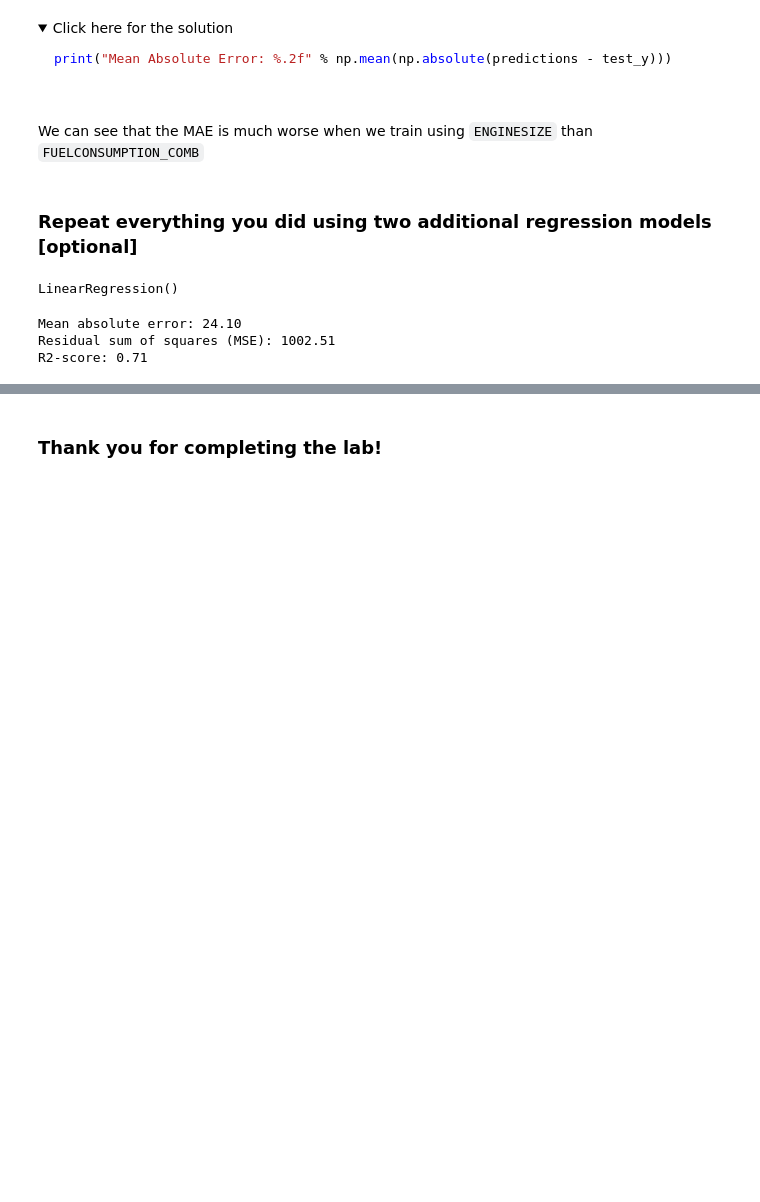
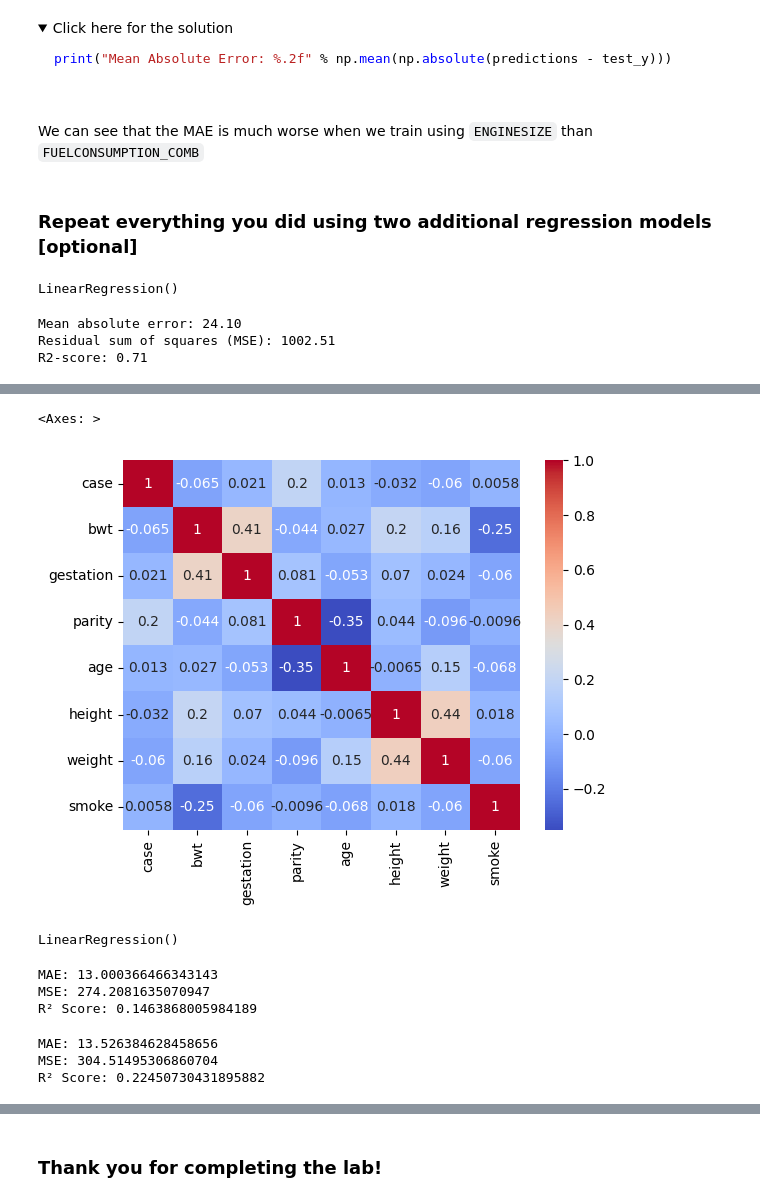
Before and after one commit to jepeto22/lab-simple-linear-regression, a Jupyter notebook: main.ipynb, the cells around one changed output, grey strips where cells are left out. Saved outputs shown, nothing was run; the diff lists cells and outputs as text; code cells hidden in the pictures; folded sections open; blank space fills up the shorter version.

```diff
--- a/main.ipynb
+++ b/main.ipynb
@@ -375,0 +427,6 @@ ValueError: could not convert string to float: 'ILX'
+# %%
+corr = babies.corr(numeric_only=True)
+sns.heatmap(corr, annot=True, cmap='coolwarm')
+# %% [output]
+<Axes: >
+[figure, added]
@@ -375,0 +442,35 @@ ValueError: could not convert string to float: 'ILX'
+# %%
+#Load the model and fit it.
+from sklearn.linear_model import LinearRegression
+
+babies_model = LinearRegression()
+
+babies_model.fit(X_train, y_train)
+# %% [output]
+LinearRegression()
+# %%
+#Predict y using X_test and X_train
+
+from sklearn.metrics import mean_absolute_error, mean_squared_error, r2_score
+
+y_train_pred = babies_model.predict(X_train)
+
+print("MAE:", mean_absolute_error(y_train, y_train_pred))
+print("MSE:", mean_squared_error(y_train, y_train_pred))
+print("R² Score:", r2_score(y_train, y_train_pred))
+# %% [output]
+MAE: 13.000366466343143
+MSE: 274.2081635070947
+R² Score: 0.1463868005984189
+# %%
+#Predict y using X_test and X_train
+
+y_test_pred = babies_model.predict(X_test)
+
+print("MAE:", mean_absolute_error(y_test, y_test_pred))
+print("MSE:", mean_squared_error(y_test, y_test_pred))
+print("R² Score:", r2_score(y_test, y_test_pred))
+# %% [output]
+MAE: 13.526384628458656
+MSE: 304.51495306860704
+R² Score: 0.22450730431895882
```
Also changed, not shown: parts of 16 cells of this notebook, 1 other file.
